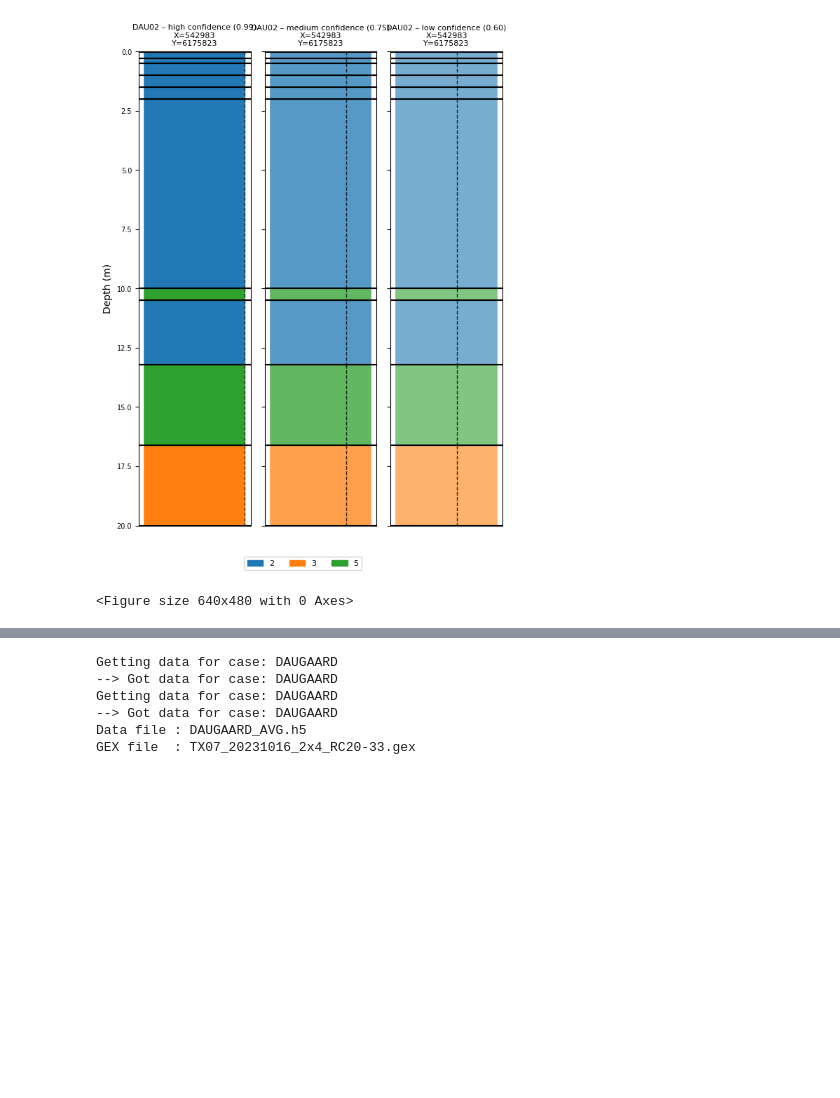
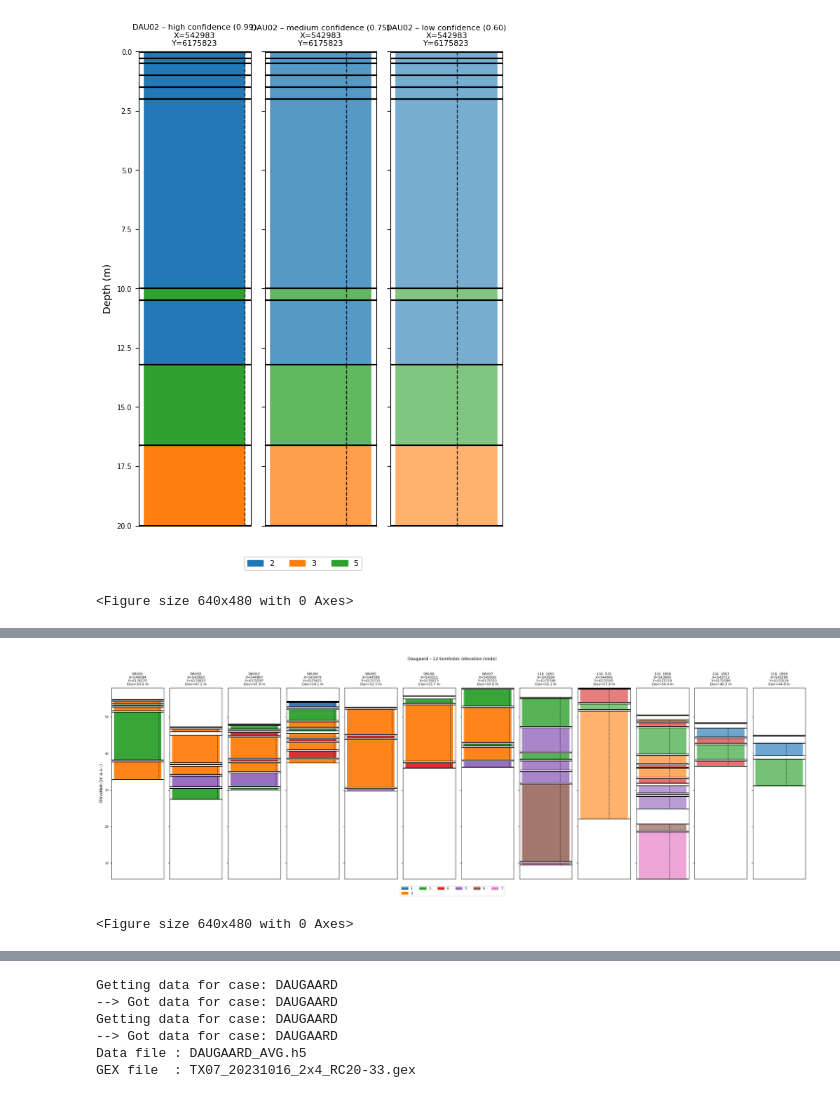
Before and after one commit to AUProbGeo/integrate_module, a Jupyter notebook: examples/integrate_boreholes.ipynb, the cells around one changed output, grey strips where cells are left out. Drawn from its saved outputs; the diff is of its cells as text; code cells hidden in the pictures; blank space fills up the shorter version.

```diff
--- a/examples/integrate_boreholes.ipynb
+++ b/examples/integrate_boreholes.ipynb
@@ -325,0 +305,11 @@ Key parameters of `ig.save_borehole_data()`:
+# %%
+# Download the borehole JSON file (skipped silently if already present)
+ig.get_case_data(case='DAUGAARD', filelist=['daugaard_12boreholes.json'])
+
+# Load all 12 boreholes
+BHOLES_12 = ig.read_borehole('daugaard_12boreholes.json', showInfo=1)
+
+print("Loaded %d boreholes:" % len(BHOLES_12))
+for BH in BHOLES_12:
+    print("  %-15s  elev=%.1f m  %d intervals" % (
+        BH['name'], BH.get('elevation', 0), len(BH['depth_top'])))
@@ -325,0 +333,9 @@ Key parameters of `ig.save_borehole_data()`:
+# %%
+# Plot all 12 boreholes – elevation mode is triggered automatically
+ig.plot_boreholes(BHOLES_12, title='Daugaard – 12 boreholes (elevation mode)')
+if hardcopy:
+    plt.savefig('boreholes_daugaard_12.png', dpi=200, bbox_inches='tight')
+plt.show()
+# %% [output]
+[figure, added]
+<Figure size 640x480 with 0 Axes>
```
Also changed, not shown: parts of 8 cells of this notebook.
